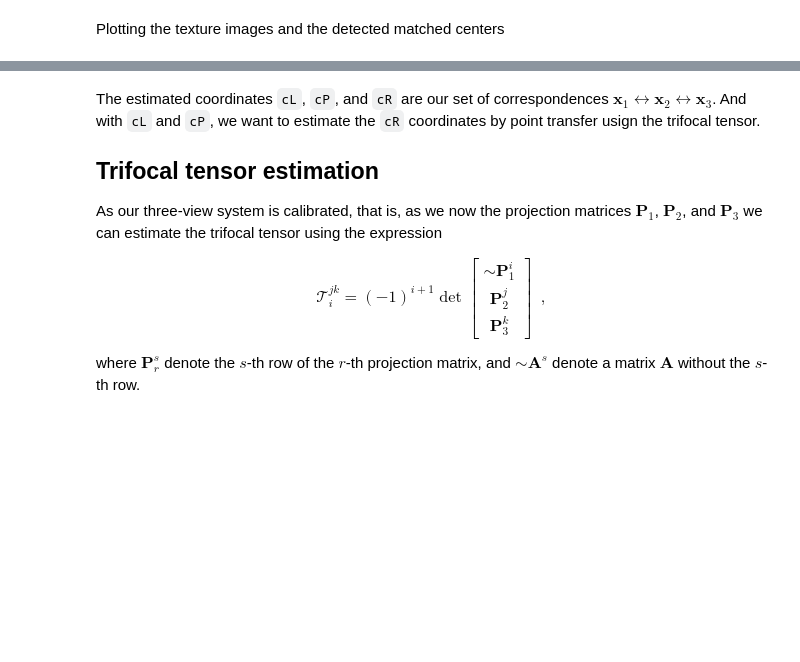
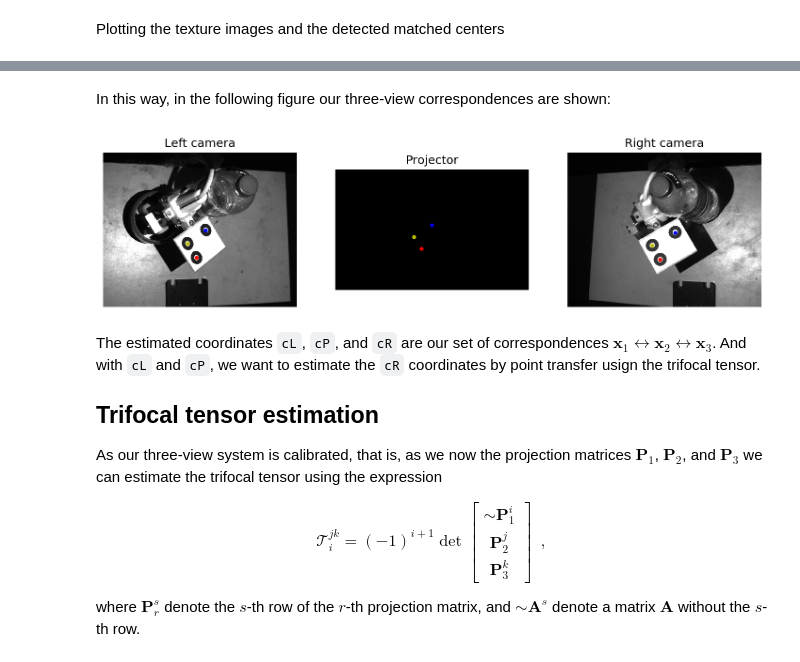
Before and after one commit to jhacsonmeza/TrifocalTensor-PointTransfer, a Jupyter notebook: PointTransfer.ipynb, the cells around one changed output, grey strips where cells are left out. Cells and saved outputs as stored; diff of their text form; code cells hidden in the pictures; blank space fills up the shorter version.

```diff
--- a/PointTransfer.ipynb
+++ b/PointTransfer.ipynb
@@ -113,6 +155,35 @@ Projector center estimated with left camera
 [[638.83740185 369.92099355]
  [570.14100013 524.82831418]
  [519.09212114 446.13314512]]
+# %% [markdown]
+In this way, in the following figure our three-view correspondences are shown:
+# %%
+fig, ax = plt.subplots(1,3,figsize=(12,7), dpi=150)
+
+# Left camera
+ax[0].imshow(imL), ax[0].axis('off')
+ax[0].plot(cL[0,0],cL[0,1],'.b')
+ax[0].plot(cL[1,0],cL[1,1],'.r')
+ax[0].plot(cL[2,0],cL[2,1],'.y')
+ax[0].set_title('Left camera')
+
+# Projector
+ax[1].imshow(np.zeros([800,1280,3])), ax[1].axis('off')
+ax[1].plot(cP[0,0],cP[0,1],'.b')
+ax[1].plot(cP[1,0],cP[1,1],'.r')
+ax[1].plot(cP[2,0],cP[2,1],'.y')
+ax[1].set_title('Projector')
+
+# Right camera
+ax[2].imshow(imR), ax[2].axis('off')
+ax[2].plot(cR[0,0],cR[0,1],'.b')
+ax[2].plot(cR[1,0],cR[1,1],'.r')
+ax[2].plot(cR[2,0],cR[2,1],'.y')
+ax[2].set_title('Right camera')
+
+plt.show()
+# %% [output]
+[figure, added]
 # %% [markdown]
 The estimated coordinates `cL`, `cP`, and `cR` are our set of correspondences $\mathbf{x}_1 \leftrightarrow \mathbf{x}_2 \leftrightarrow \mathbf{x}_3$. And with `cL` and `cP`, we want to estimate the `cR` coordinates by point transfer usign the trifocal tensor.
 
```
Also changed, not shown: parts of 22 cells of this notebook.
